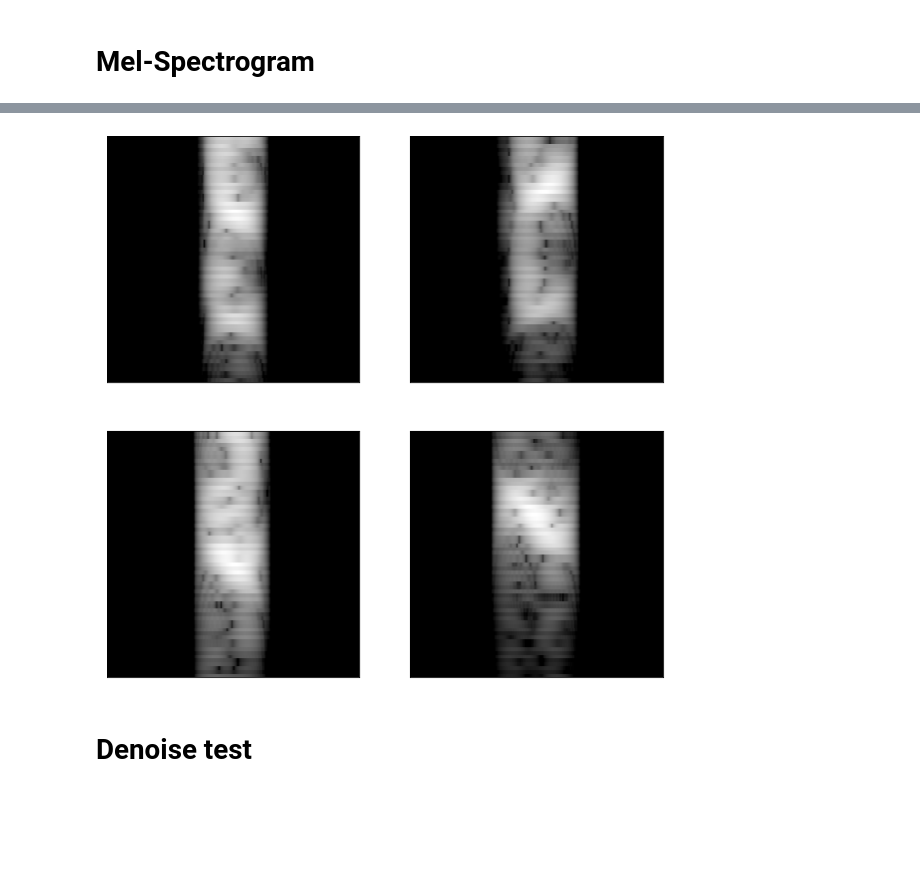
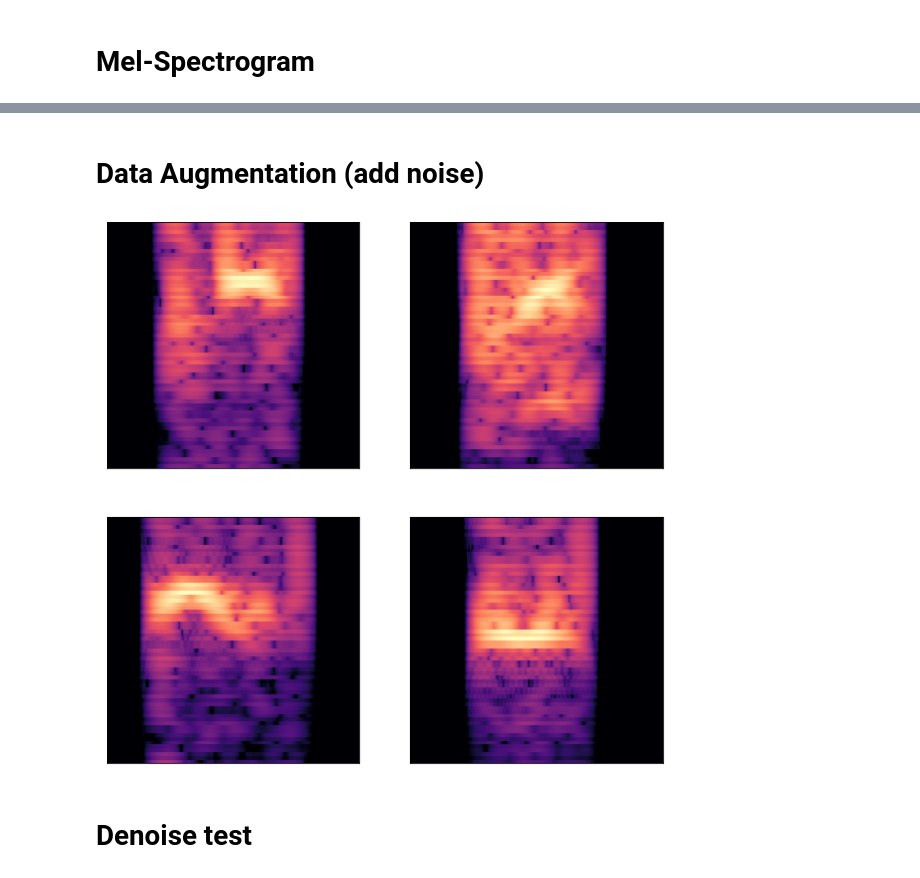
Before and after one commit to tjysdsg/tone_classifier, a Jupyter notebook: test.ipynb, the cells around one changed output, grey strips where cells are left out. Drawn from its saved outputs; the diff is of its cells as text; code cells hidden in the pictures; blank space fills up the shorter version.

```diff
--- a/test.ipynb
+++ b/test.ipynb
@@ -64,7 +56,7 @@ axs = axs.flatten()
 for i in range(4):
     file, phone, start, dur = samples[i]
     spk = file[1:6]
-
-    y = chop(os.path.join(data_root, spk, f'{file}.wav'), start, dur)
+    y, _ = librosa.load(os.path.join(data_root, spk, f'{file}.wav'), sr=16000)
+    y = chop(y, start, dur)
     specshow(y, ax=axs[i])
 # %% [output]
@@ -72,14 +64,20 @@ for i in range(4):
+# %% [markdown]
+# Data Augmentation (add noise)
 # %%
+from aug import add_random_noise
+
+
 f, axs = plt.subplots(2, 2, figsize=(10, 10))
 axs = axs.flatten()
 for i in range(4):
     file, phone, start, dur = samples[i]
     spk = file[1:6]
-
-    y = chop(os.path.join(data_root, spk, f'{file}.wav'), start, dur)
-    specshow(y, ax=axs[i], cmap='gray')
+    y, _ = librosa.load(os.path.join(data_root, spk, f'{file}.wav'), sr=16000)
+    y = add_random_noise(y, 50)
+    y = chop(y, start, dur)
+    specshow(y, ax=axs[i], cmap='magma')
 # %% [output]
-[figure, old version]
+[figure, new version]
 # %% [markdown]
 # Denoise test
 # %%
```
Also changed, not shown: parts of 7 cells of this notebook, 7 other files.
